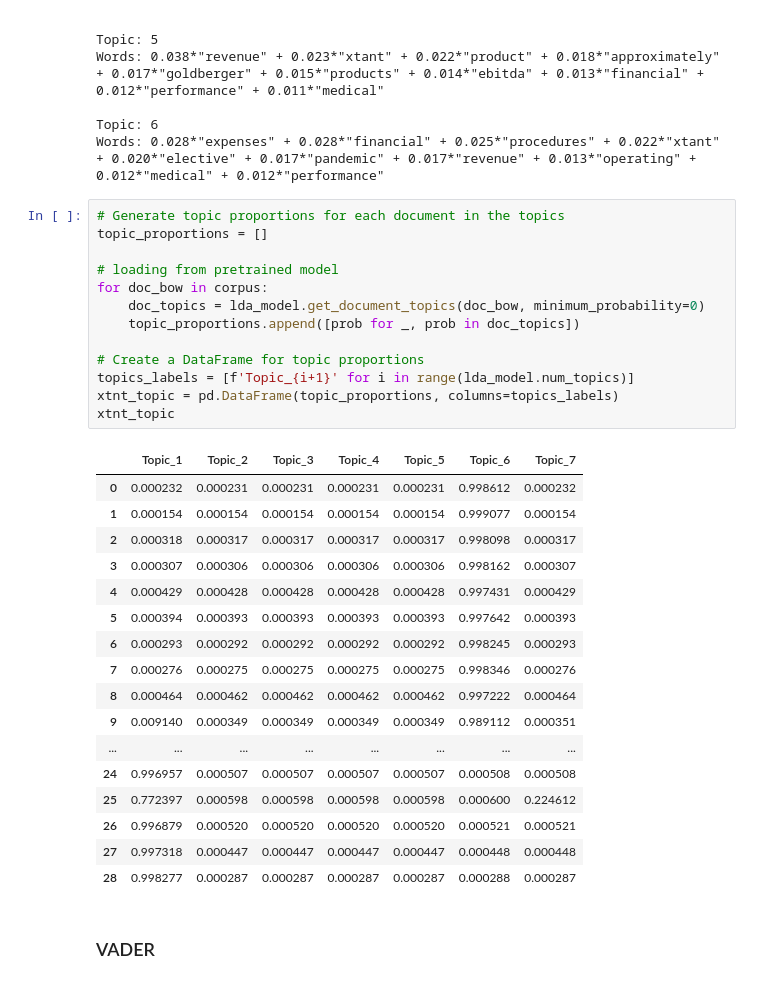
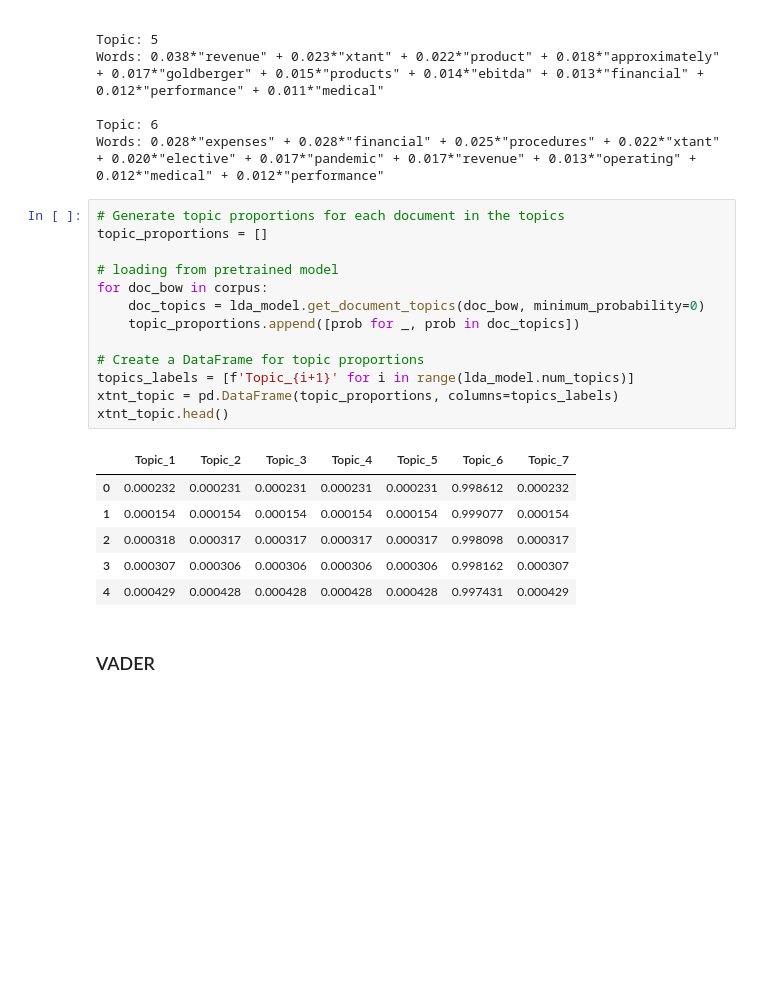
Before and after one commit to bb-github74/XTNT, a Jupyter notebook: source/chicago_fellowship.ipynb, the cells around one changed output. Saved outputs shown, nothing was run; the diff lists cells and outputs as text; blank space fills up the shorter version.

```diff
--- a/source/chicago_fellowship.ipynb
+++ b/source/chicago_fellowship.ipynb
@@ -293,34 +286,23 @@ Words: 0.028*"expenses" + 0.028*"financial" + 0.025*"procedures" + 0.022*"xtant"
 # %%
 # Generate topic proportions for each document in the topics
 topic_proportions = []
 
 # loading from pretrained model
 for doc_bow in corpus:
     doc_topics = lda_model.get_document_topics(doc_bow, minimum_probability=0)
     topic_proportions.append([prob for _, prob in doc_topics])
 
 # Create a DataFrame for topic proportions
 topics_labels = [f'Topic_{i+1}' for i in range(lda_model.num_topics)]
 xtnt_topic = pd.DataFrame(topic_proportions, columns=topics_labels)
-xtnt_topic
+xtnt_topic.head()
 # %% [output]
 |  | Topic_1 | Topic_2 | Topic_3 | Topic_4 | Topic_5 | Topic_6 | Topic_7 |
 | 0 | 0.000232 | 0.000231 | 0.000231 | 0.000231 | 0.000231 | 0.998612 | 0.000232 |
 | 1 | 0.000154 | 0.000154 | 0.000154 | 0.000154 | 0.000154 | 0.999077 | 0.000154 |
 | 2 | 0.000318 | 0.000317 | 0.000317 | 0.000317 | 0.000317 | 0.998098 | 0.000317 |
 | 3 | 0.000307 | 0.000306 | 0.000306 | 0.000306 | 0.000306 | 0.998162 | 0.000307 |
 | 4 | 0.000429 | 0.000428 | 0.000428 | 0.000428 | 0.000428 | 0.997431 | 0.000429 |
-| 5 | 0.000394 | 0.000393 | 0.000393 | 0.000393 | 0.000393 | 0.997642 | 0.000393 |
-| 6 | 0.000293 | 0.000292 | 0.000292 | 0.000292 | 0.000292 | 0.998245 | 0.000293 |
-| 7 | 0.000276 | 0.000275 | 0.000275 | 0.000275 | 0.000275 | 0.998346 | 0.000276 |
-| 8 | 0.000464 | 0.000462 | 0.000462 | 0.000462 | 0.000462 | 0.997222 | 0.000464 |
-| 9 | 0.009140 | 0.000349 | 0.000349 | 0.000349 | 0.000349 | 0.989112 | 0.000351 |
-| ... | ... | ... | ... | ... | ... | ... | ... |
-| 24 | 0.996957 | 0.000507 | 0.000507 | 0.000507 | 0.000507 | 0.000508 | 0.000508 |
-| 25 | 0.772397 | 0.000598 | 0.000598 | 0.000598 | 0.000598 | 0.000600 | 0.224612 |
-| 26 | 0.996879 | 0.000520 | 0.000520 | 0.000520 | 0.000520 | 0.000521 | 0.000521 |
-| 27 | 0.997318 | 0.000447 | 0.000447 | 0.000447 | 0.000447 | 0.000448 | 0.000448 |
-| 28 | 0.998277 | 0.000287 | 0.000287 | 0.000287 | 0.000287 | 0.000288 | 0.000287 |
 # %% [markdown]
 ### VADER
 # %%
```
Also changed, not shown: parts of 7 cells of this notebook.
